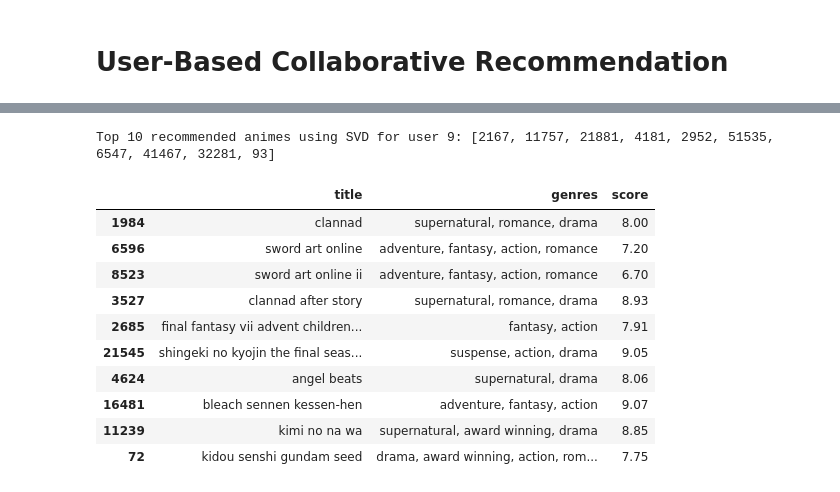
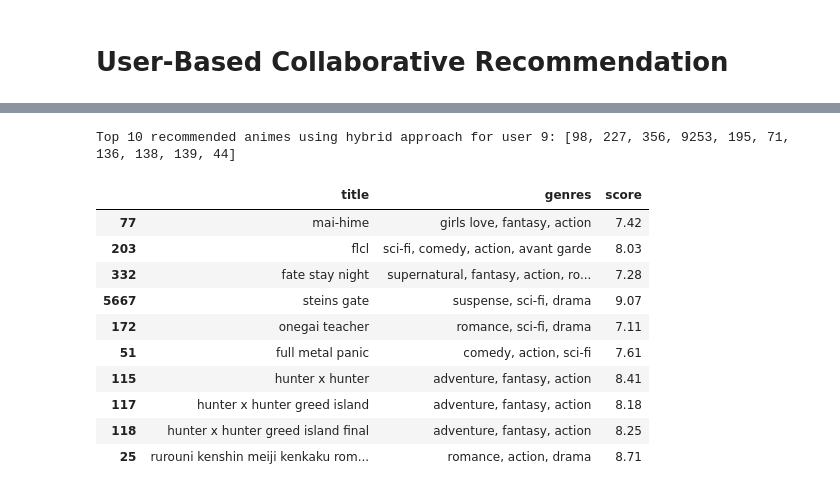
Before and after one commit to SStepz/TheWatcher, a Jupyter notebook: AnimeRS.ipynb, the cells around one changed output, grey strips where cells are left out. Drawn from its saved outputs; the diff is of its cells as text; code cells hidden in the pictures.

Commit message:
change to hybrid approach

```diff
--- a/AnimeRS.ipynb
+++ b/AnimeRS.ipynb
@@ -76,7 +78,7 @@ Shape of the Dataset: (731282, 14)
 | 4 | 18 | mad | - | 2005-01-03t00:00:00+00:00 | 52.0 | 6.27 | 1 | 114 | 10 | 5 | ... |
 # %%
 # Importing user score dataframe
-df_score = pd.read_csv('Dataset/Anime/users-scores.csv')
+df_score = pd.read_excel('Dataset/Anime/users-scores.xlsx')
 print("Shape of the dataset:",df_score.shape)
 df_score.head()
 # %% [output]
@@ -450,0 +412,10 @@ def get_anime_details_by_ids(anime_ids):
+# %%
+# Create a pivot table with users as rows and animes as columns
+user_anime_matrix = df_score.pivot(index='user_id', columns='anime_id', values='rating').fillna(0)
+
+# Convert to sparse matrix
+user_anime_sparse_matrix = csr_matrix(user_anime_matrix.values)
+
+# # Fit the NearestNeighbors model
+# knn_model = NearestNeighbors(metric='cosine', algorithm='brute')
+# knn_model.fit(user_anime_sparse_matrix)
@@ -452,21 +496,22 @@ def get_anime_details_by_ids(anime_ids):
 from joblib import load
 
 svd_model = load('svd_model.joblib')
+knn_model = load('knn_model.joblib')
 # %%
 user_id = 9
-recommended_animes_ids = get_recommendations_by_user(user_id, svd_model, svd_trainset, 10)
-print(f'Top 10 recommended animes using SVD for user {user_id}: {recommended_animes_ids}')
+recommended_animes_ids = hybrid_recommendations(user_id, svd_model, knn_model, user_anime_matrix)
+print(f'Top 10 recommended animes using hybrid approach for user {user_id}: {recommended_animes_ids}')
 get_anime_details_by_ids(recommended_animes_ids)
 # %% [output]
-Top 10 recommended animes using SVD for user 9: [2167, 11757, 21881, 4181, 2952, 51535, 6547, 41467, 32281, 93]
+Top 10 recommended animes using hybrid approach for user 9: [98, 227, 356, 9253, 195, 71, 136, 138, 139, 44]
 |  | title | genres | score |
-| 1984 | clannad | supernatural, romance, drama | 8.00 |
-| 6596 | sword art online | adventure, fantasy, action, romance | 7.20 |
-| 8523 | sword art online ii | adventure, fantasy, action, romance | 6.70 |
-| 3527 | clannad after story | supernatural, romance, drama | 8.93 |
-| 2685 | final fantasy vii advent children... | fantasy, action | 7.91 |
-| 21545 | shingeki no kyojin the final seas... | suspense, action, drama | 9.05 |
-| 4624 | angel beats | supernatural, drama | 8.06 |
-| 16481 | bleach sennen kessen-hen | adventure, fantasy, action | 9.07 |
-| 11239 | kimi no na wa | supernatural, award winning, drama | 8.85 |
-| 72 | kidou senshi gundam seed | drama, award winning, action, rom... | 7.75 |
+| 77 | mai-hime | girls love, fantasy, action | 7.42 |
+| 203 | flcl | sci-fi, comedy, action, avant garde | 8.03 |
+| 332 | fate stay night | supernatural, fantasy, action, ro... | 7.28 |
+| 5667 | steins gate | suspense, sci-fi, drama | 9.07 |
+| 172 | onegai teacher | romance, sci-fi, drama | 7.11 |
+| 51 | full metal panic | comedy, action, sci-fi | 7.61 |
+| 115 | hunter x hunter | adventure, fantasy, action | 8.41 |
+| 117 | hunter x hunter greed island | adventure, fantasy, action | 8.18 |
+| 118 | hunter x hunter greed island final | adventure, fantasy, action | 8.25 |
+| 25 | rurouni kenshin meiji kenkaku rom... | romance, action, drama | 8.71 |
```
Also changed, not shown: parts of 19 cells of this notebook, 1 other file.
